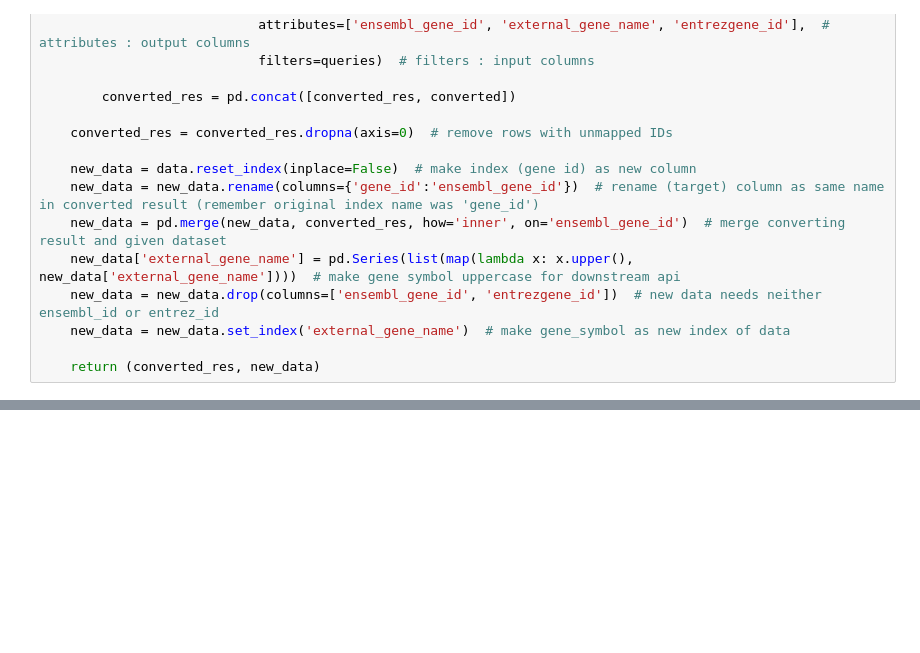
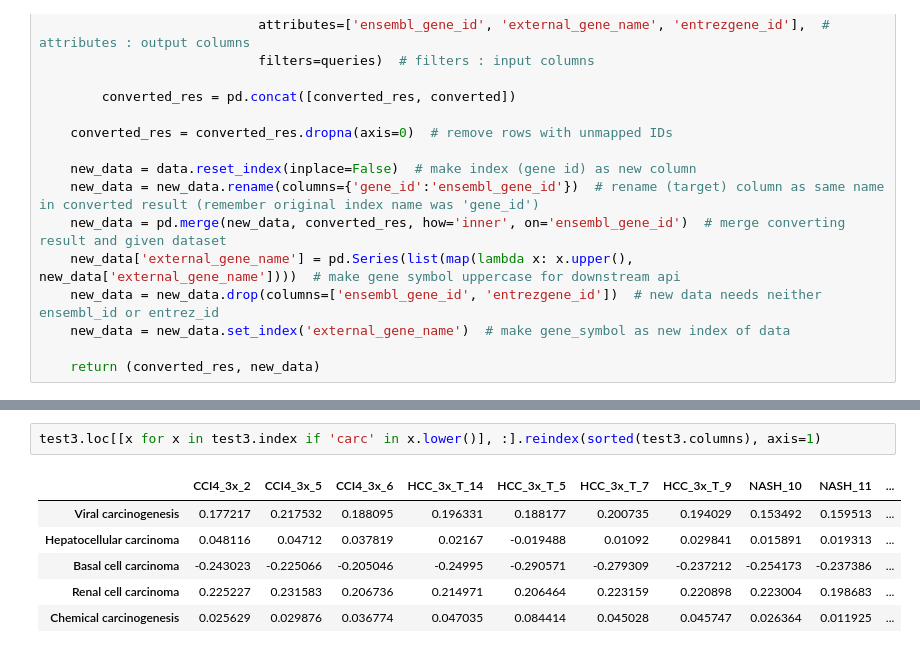
Before and after one commit to jigsaw-snu/NASH_HCC_liver-KRIBB_2022, a Jupyter notebook: srcs/rsem_star_deseq/sample_qc.ipynb, the cells around one changed output, grey strips where cells are left out. Drawn from its saved outputs; the diff is of its cells as text; blank space fills up the shorter version.

```diff
--- a/srcs/rsem_star_deseq/sample_qc.ipynb
+++ b/srcs/rsem_star_deseq/sample_qc.ipynb
@@ -955,0 +1060,9 @@ test.to_excel("test.xlsx")
+# %%
+test3.loc[[x for x in test3.index if 'carc' in x.lower()], :].reindex(sorted(test3.columns), axis=1)
+# %% [output]
+|  | CCI4_3x_2 | CCI4_3x_5 | CCI4_3x_6 | HCC_3x_T_14 | HCC_3x_T_5 | HCC_3x_T_7 | HCC_3x_T_9 | NASH_10 | NASH_11 | ... |
+| Viral carcinogenesis | 0.177217 | 0.217532 | 0.188095 | 0.196331 | 0.188177 | 0.200735 | 0.194029 | 0.153492 | 0.159513 | ... |
+| Hepatocellular carcinoma | 0.048116 | 0.04712 | 0.037819 | 0.02167 | -0.019488 | 0.01092 | 0.029841 | 0.015891 | 0.019313 | ... |
+| Basal cell carcinoma | -0.243023 | -0.225066 | -0.205046 | -0.24995 | -0.290571 | -0.279309 | -0.237212 | -0.254173 | -0.237386 | ... |
+| Renal cell carcinoma | 0.225227 | 0.231583 | 0.206736 | 0.214971 | 0.206464 | 0.223159 | 0.220898 | 0.223004 | 0.198683 | ... |
+| Chemical carcinogenesis | 0.025629 | 0.029876 | 0.036774 | 0.047035 | 0.084414 | 0.045028 | 0.045747 | 0.026364 | 0.011925 | ... |
```
Also changed, not shown: parts of 22 cells of this notebook, 27 other files.
